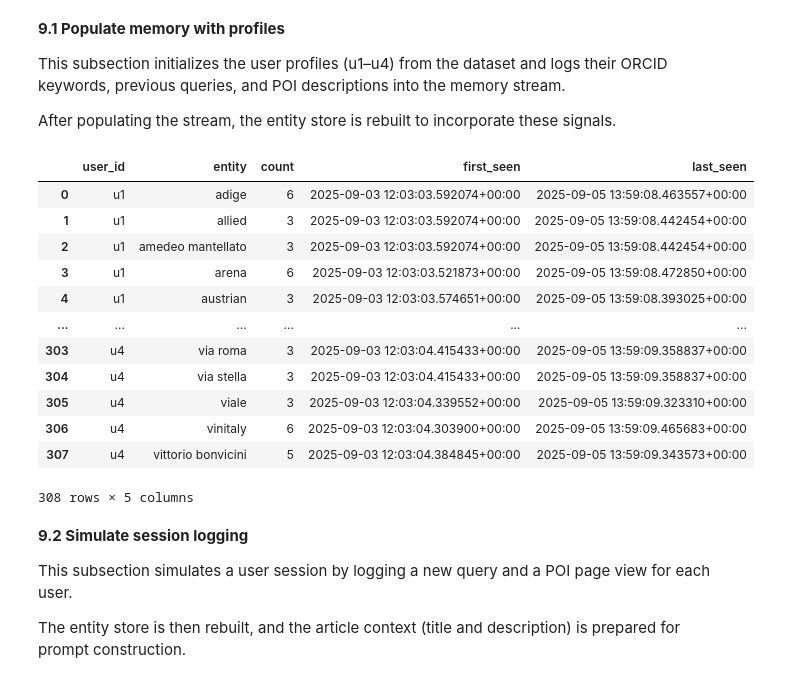
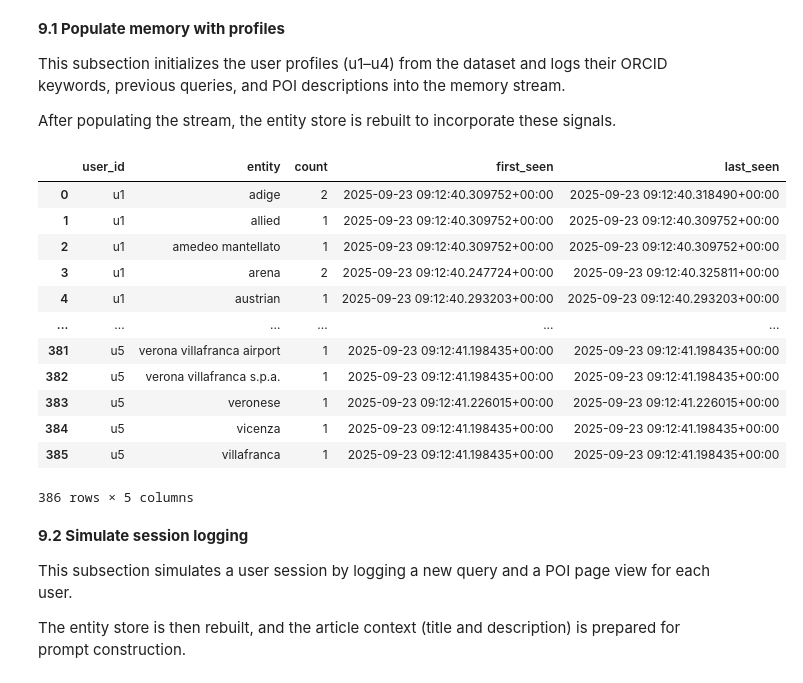
Before and after one commit to FedericoVaona99/Tesi_Query_Reccomendations, a Jupyter notebook: prova_versione_funzionante.ipynb, the cells around one changed output. Drawn from its saved outputs; the diff is of its cells as text; code cells hidden in the pictures.

```diff
--- a/prova_versione_funzionante.ipynb
+++ b/prova_versione_funzionante.ipynb
@@ -49,7 +49,7 @@ JSON‑like columns are parsed into Python lists to preserve multi‑valued fiel
 # Load CSV files
 poi_df = pd.read_csv("Datasets/poi_info_updated.csv")
 descr_df = pd.read_csv("Datasets/data_descr_en_updated.csv")
-users_df = pd.read_csv("Datasets/User Profiles.csv")
+users_df = pd.read_csv("Datasets/User Profiles_updated.csv")
 
 # Parse JSON array cells into Python lists
 users_df["orcid__keywords"] = users_df["orcid__keywords"].apply(lambda x: json.loads(x) if isinstance(x, str) else [])
@@ -790,34 +797,35 @@ After populating the stream, the entity store is rebuilt to incorporate these si
 # %%
 # Set user_id as index for easy access
 users_df = users_df.set_index("user_id", drop=False)
 
 u1 = users_df.loc["u1"]
 u2 = users_df.loc["u2"]
 u3 = users_df.loc["u3"]
 u4 = users_df.loc["u4"]
+u5 = users_df.loc["u5"]
 
 # Save for each user the ORCID keywords, previous queries + POI descriptions in the memory stream
-for user in [u1, u2, u3, u4]:
+for user in [u1, u2, u3, u4,u5]:
     insert_orcid_keywords_to_memory(user.user_id, user.orcid__keywords)
     insert_previous_queries_and_POI_to_memory(user, merged_df)
 
 rebuild_entity_store()
 ent = pd.read_parquet(ENT_PATH)
 display(ent)
 # %% [output]
 |  | user_id | entity | count | first_seen | last_seen |
-| 0 | u1 | adige | 6 | 2025-09-03 12:03:03.592074+00:00 | 2025-09-05 13:59:08.463557+00:00 |
-| 1 | u1 | allied | 3 | 2025-09-03 12:03:03.592074+00:00 | 2025-09-05 13:59:08.442454+00:00 |
-| 2 | u1 | amedeo mantellato | 3 | 2025-09-03 12:03:03.592074+00:00 | 2025-09-05 13:59:08.442454+00:00 |
-| 3 | u1 | arena | 6 | 2025-09-03 12:03:03.521873+00:00 | 2025-09-05 13:59:08.472850+00:00 |
-| 4 | u1 | austrian | 3 | 2025-09-03 12:03:03.574651+00:00 | 2025-09-05 13:59:08.393025+00:00 |
+| 0 | u1 | adige | 2 | 2025-09-23 09:12:40.309752+00:00 | 2025-09-23 09:12:40.318490+00:00 |
+| 1 | u1 | allied | 1 | 2025-09-23 09:12:40.309752+00:00 | 2025-09-23 09:12:40.309752+00:00 |
+| 2 | u1 | amedeo mantellato | 1 | 2025-09-23 09:12:40.309752+00:00 | 2025-09-23 09:12:40.309752+00:00 |
+| 3 | u1 | arena | 2 | 2025-09-23 09:12:40.247724+00:00 | 2025-09-23 09:12:40.325811+00:00 |
+| 4 | u1 | austrian | 1 | 2025-09-23 09:12:40.293203+00:00 | 2025-09-23 09:12:40.293203+00:00 |
 | ... | ... | ... | ... | ... | ... |
-| 303 | u4 | via roma | 3 | 2025-09-03 12:03:04.415433+00:00 | 2025-09-05 13:59:09.358837+00:00 |
-| 304 | u4 | via stella | 3 | 2025-09-03 12:03:04.415433+00:00 | 2025-09-05 13:59:09.358837+00:00 |
-| 305 | u4 | viale | 3 | 2025-09-03 12:03:04.339552+00:00 | 2025-09-05 13:59:09.323310+00:00 |
-| 306 | u4 | vinitaly | 6 | 2025-09-03 12:03:04.303900+00:00 | 2025-09-05 13:59:09.465683+00:00 |
-| 307 | u4 | vittorio bonvicini | 5 | 2025-09-03 12:03:04.384845+00:00 | 2025-09-05 13:59:09.343573+00:00 |
+| 381 | u5 | verona villafranca airport | 1 | 2025-09-23 09:12:41.198435+00:00 | 2025-09-23 09:12:41.198435+00:00 |
+| 382 | u5 | verona villafranca s.p.a. | 1 | 2025-09-23 09:12:41.198435+00:00 | 2025-09-23 09:12:41.198435+00:00 |
+| 383 | u5 | veronese | 1 | 2025-09-23 09:12:41.226015+00:00 | 2025-09-23 09:12:41.226015+00:00 |
+| 384 | u5 | vicenza | 1 | 2025-09-23 09:12:41.198435+00:00 | 2025-09-23 09:12:41.198435+00:00 |
+| 385 | u5 | villafranca | 1 | 2025-09-23 09:12:41.198435+00:00 | 2025-09-23 09:12:41.198435+00:00 |
-308 rows × 5 columns
+386 rows × 5 columns
 # %% [markdown]
 **9.2 Simulate session logging**
 
```
Also changed, not shown: parts of 15 cells of this notebook, 3 other files.
